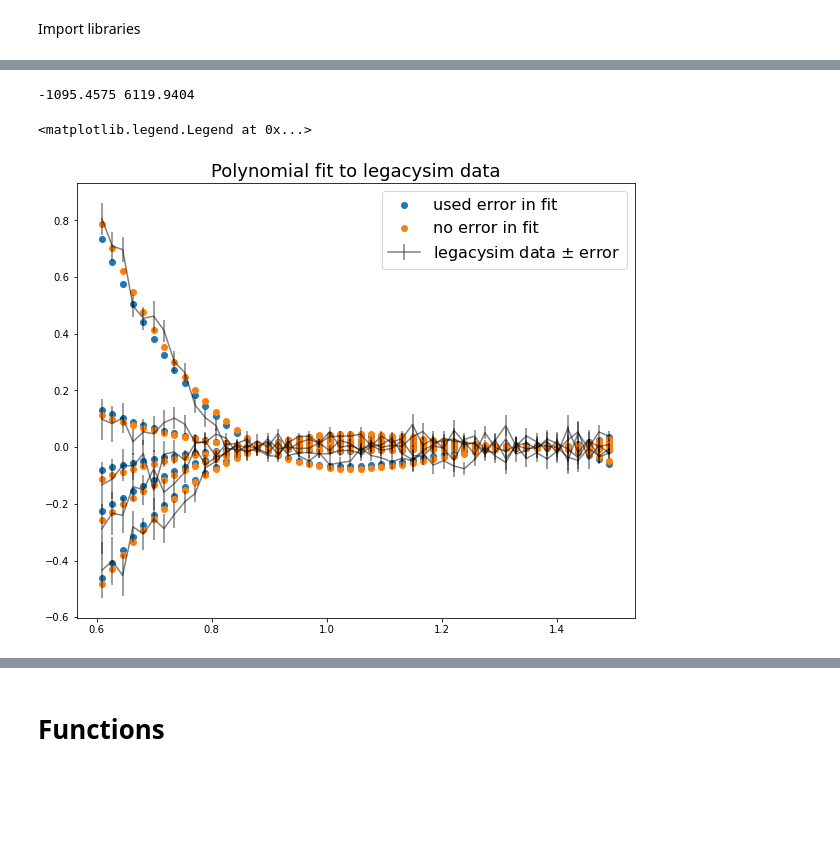
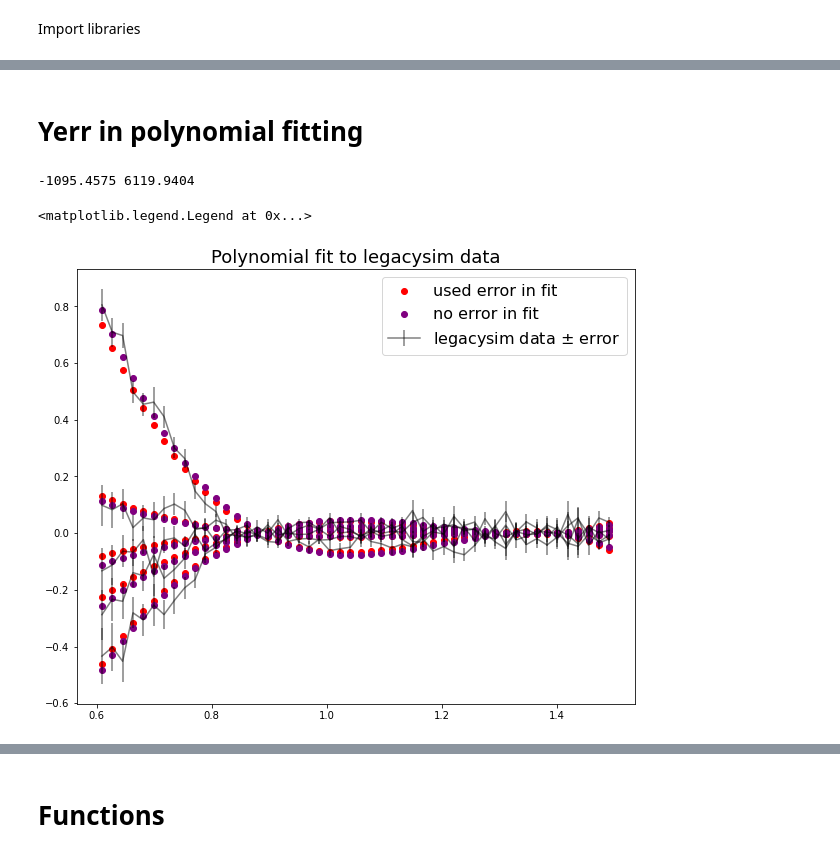
Before and after one commit to AlbertoRosado1/legacysim_runs, a Jupyter notebook: DA02/fitting_dndz.ipynb, the cells around one changed output, grey strips where cells are left out. Drawn from its saved outputs; the diff is of its cells as text; code cells hidden in the pictures; blank space fills up the shorter version.

```diff
--- a/DA02/fitting_dndz.ipynb
+++ b/DA02/fitting_dndz.ipynb
@@ -317,0 +351,10 @@ plt.show()
+# %%
+bins=test.bins-1
+kw= dict(color='k', alpha=0.5)
+#plt.errorbar([],[],yerr=[], label=f'legacysim data $\pm$ error',**kw)
+for ite in range(5):
+    i, j = (bins)*ite, (bins)*(ite+1)
+    plt.plot(test.z_h[i:j], (test.dndz_h[i:j]+1)/(dndz_err[i:j]+1))
+#plt.legend(fontsize=16)
+plt.title('Exponential fit to legacysim data', fontsize=18)
+plt.show()
@@ -317,0 +363,19 @@ plt.show()
+# %%
+# Here we look at the effect of using yerr when fitting
+bins=test.bins-1
+kw= dict(color='k', alpha=0.5)
+for ite in range(5):
+    fig = plt.figure(figsize=(10,8))
+
+    i, j = (bins)*ite, (bins)*(ite+1)
+    plt.errorbar(test.z_h[i:j], test.dndz_h[i:j], yerr=test.yerr[i:j], **kw)
+    plt.scatter(test.z_h[i:j], dndz_err[i:j], color='r')
+    plt.scatter(test.z_h[i:j], dndz[i:j], color='purple')
+
+    plt.errorbar([],[],yerr=[], label=f'legacysim data $\pm$ error',**kw)
+    plt.scatter([], [], color='r', label='used error in fit')
+    plt.scatter([], [], color='purple', label='no error in fit')
+    plt.legend(fontsize=14)
+    plt.title('Exponential fit to legacysim data', fontsize=18)
+    plt.show()
+#print(test.pred_weights.min(), test.pred_weights.max())
@@ -318,26 +388,28 @@ plt.show()
+# %% [markdown]
+# Yerr in polynomial fitting
 # %%
 # Here we look at the effect of using yerr when fitting
 
 fig = plt.figure(figsize=(10,8))
 test = ELG_dndz(legacysim_data, fit='polynomial')
-params = test.fit_dndz()
+params = test.fit_dndz()[0]
+dndz_err = test.predict_dndz_pol((test.z_h, test.depth_h),*params)
+plt.scatter(test.z_h, dndz_err, color='r', label='used error in fit')
+
+params = test.fit_dndz(include_yerr=False)[0]
 dndz = test.predict_dndz_pol((test.z_h, test.depth_h),*params)
-plt.scatter(test.z_h, dndz, label='used error in fit')
-
-params = test.fit_dndz(include_yerr=False)
-dndz = test.predict_dndz_pol((test.z_h, test.depth_h),*params)
-plt.scatter(test.z_h, dndz, label='no error in fit')
+plt.scatter(test.z_h, dndz, color='purple', label='no error in fit')
 
 bins=50
 kw= dict(color='k', alpha=0.5)
 plt.errorbar([],[],yerr=[], label=f'legacysim data $\pm$ error',**kw)
 for ite in range(5):
     i, j = (bins)*ite, (bins)*(ite+1)
     plt.errorbar(test.z_h[i:j], test.dndz_h[i:j], yerr=test.yerr[i:j], **kw)
 plt.title('Polynomial fit to legacysim data', fontsize=18)
 plt.legend(fontsize=16)
 #print(test.pred_weights.min(), test.pred_weights.max())
 # %% [output]
 -1095.4575 6119.9404
 <matplotlib.legend.Legend at 0x...>
-[figure, old version]
+[figure, new version]
```
Also changed, not shown: parts of 14 cells of this notebook.
